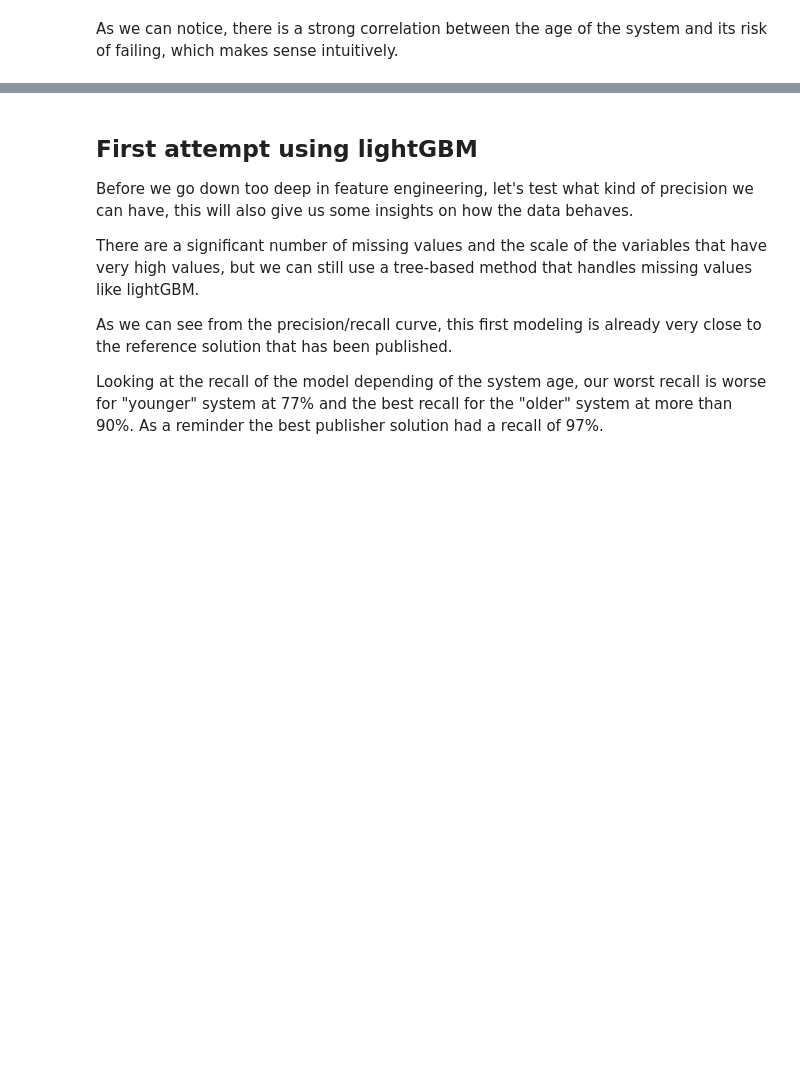
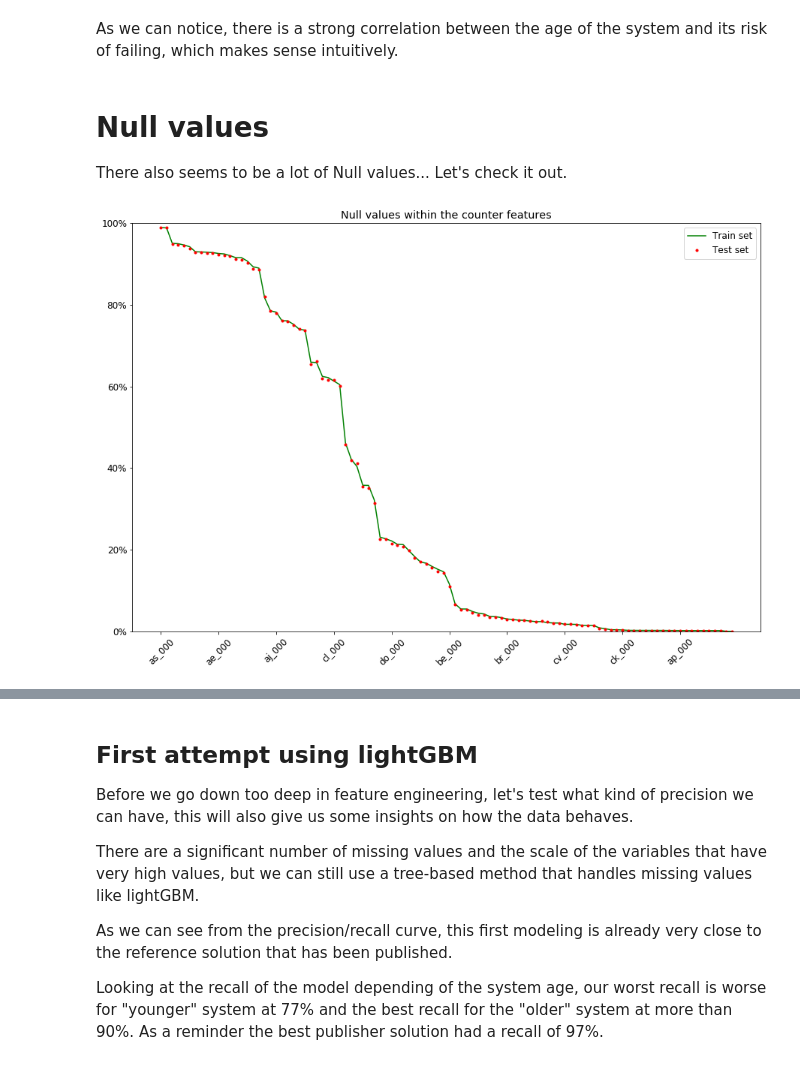
Before and after one commit to percevalve/test, a Jupyter notebook: scania/scania_first_work.ipynb, the cells around one changed output, grey strips where cells are left out. Cells and saved outputs as stored; diff of their text form; code cells hidden in the pictures; blank space fills up the shorter version.

```diff
--- a/scania/scania_first_work.ipynb
+++ b/scania/scania_first_work.ipynb
@@ -313,3 +312,24 @@ plt.xlabel("CN_001 distribution using a logarithmic scale");
 [figure]
 # %% [markdown]
 As we can notice, there is a strong correlation between the age of the system and its risk of failing, which makes sense intuitively.
+# %% [markdown]
+# Null values
+
+There also seems to be a lot of Null values... Let's check it out.
+# %%
+null_values = data[data.origin=="train"][counter_columns].apply(lambda x: sum(x==0)/len(x)).to_frame().rename(columns={0:"train"})
+null_values["test"] = data[data.origin=="test"][counter_columns].apply(lambda x: sum(x==0)/len(x))
+null_values = null_values.sort_values("train",ascending=False)
+# %%
+plt.figure(figsize=(15,10));
+plt.plot(null_values.train, 'g-',label="Train set",)
+plt.plot(null_values.test,'r.',ms=6,label="Test set")
+ax = plt.gca()
+ax.set_xticks(null_values.index[::10])
+ax.set_xticklabels(null_values.index[::10], rotation=45)
+ax.yaxis.set_major_formatter(PercentFormatter(1))
+plt.legend();
+plt.ylim(0,1);
+plt.title("Null values within the counter features");
+# %% [output]
+[figure, added]
```
Also changed, not shown: parts of 39 cells of this notebook, 1 other file.
